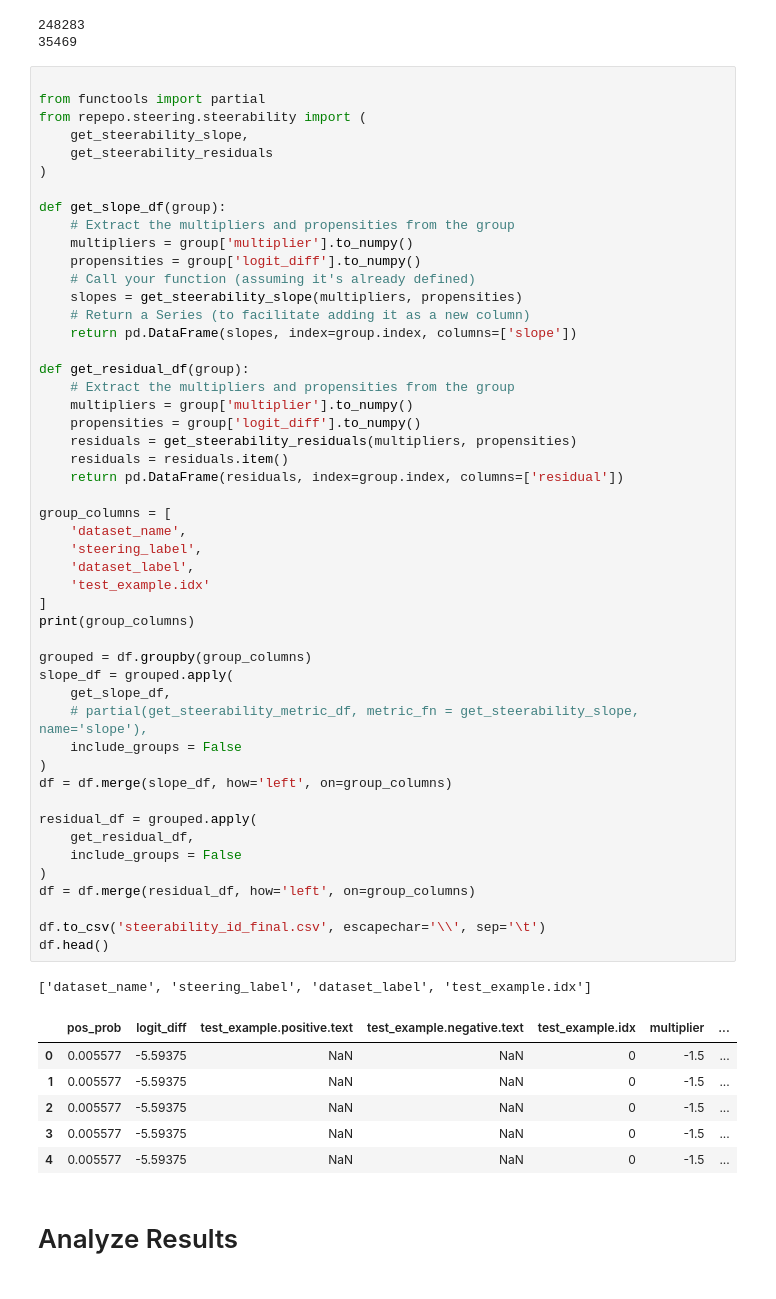
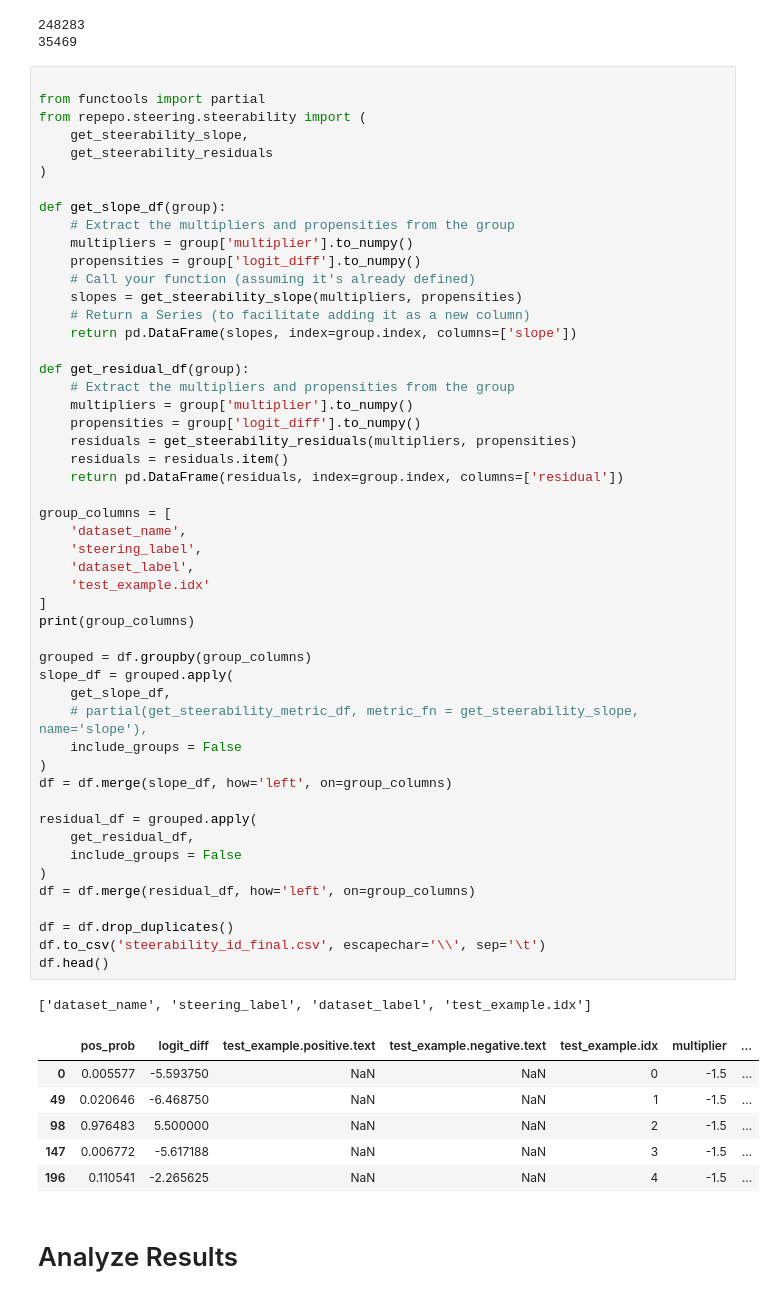
Before and after one commit to dtch1997/repepo, a Jupyter notebook: repepo/paper/fig_logit_diff_vs_multiplier.ipynb, the cells around one changed output. Saved outputs shown, nothing was run; the diff lists cells and outputs as text.

```diff
--- a/repepo/paper/fig_logit_diff_vs_multiplier.ipynb
+++ b/repepo/paper/fig_logit_diff_vs_multiplier.ipynb
@@ -223,38 +205,39 @@ def get_residual_df(group):
     residuals = residuals.item()
     return pd.DataFrame(residuals, index=group.index, columns=['residual'])
 
 group_columns = [
     'dataset_name',
     'steering_label',
     'dataset_label',
     'test_example.idx'
 ]
 print(group_columns)
 
 grouped = df.groupby(group_columns)
 slope_df = grouped.apply(
     get_slope_df,
     # partial(get_steerability_metric_df, metric_fn = get_steerability_slope, name='slope'),
     include_groups = False
 )
 df = df.merge(slope_df, how='left', on=group_columns)
 
 residual_df = grouped.apply(
     get_residual_df,
     include_groups = False
 )
 df = df.merge(residual_df, how='left', on=group_columns)
 
+df = df.drop_duplicates()
 df.to_csv('steerability_id_final.csv', escapechar='\\', sep='\t')
 df.head()
 # %% [output]
 ['dataset_name', 'steering_label', 'dataset_label', 'test_example.idx']
 |  | pos_prob | logit_diff | test_example.positive.text | test_example.negative.text | test_example.idx | multiplier | ... |
-| 0 | 0.005577 | -5.59375 | NaN | NaN | 0 | -1.5 | ... |
-| 1 | 0.005577 | -5.59375 | NaN | NaN | 0 | -1.5 | ... |
-| 2 | 0.005577 | -5.59375 | NaN | NaN | 0 | -1.5 | ... |
-| 3 | 0.005577 | -5.59375 | NaN | NaN | 0 | -1.5 | ... |
-| 4 | 0.005577 | -5.59375 | NaN | NaN | 0 | -1.5 | ... |
+| 0 | 0.005577 | -5.593750 | NaN | NaN | 0 | -1.5 | ... |
+| 49 | 0.020646 | -6.468750 | NaN | NaN | 1 | -1.5 | ... |
+| 98 | 0.976483 | 5.500000 | NaN | NaN | 2 | -1.5 | ... |
+| 147 | 0.006772 | -5.617188 | NaN | NaN | 3 | -1.5 | ... |
+| 196 | 0.110541 | -2.265625 | NaN | NaN | 4 | -1.5 | ... |
 # %% [markdown]
 # Analyze Results
 # %% [markdown]
```
Also changed, not shown: parts of 12 cells of this notebook.
